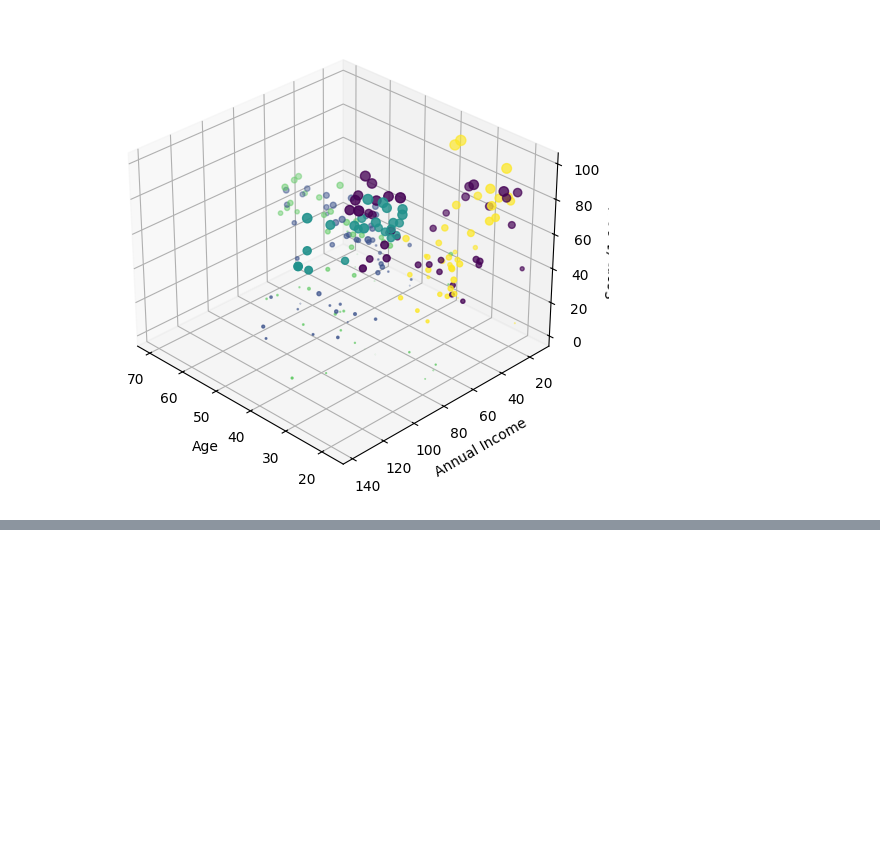
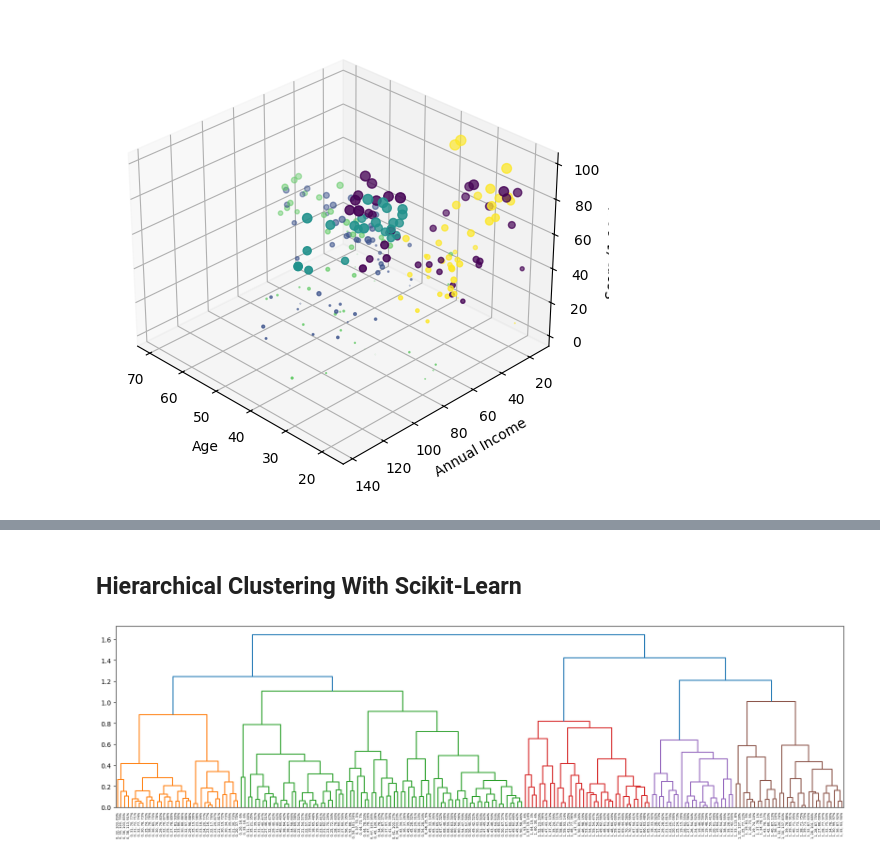
Before and after one commit to amir-azimi-dev/Machine-Learning, a Jupyter notebook: clustering/Project/project.ipynb, the cells around one changed output, grey strips where cells are left out. Drawn from its saved outputs; the diff is of its cells as text; code cells hidden in the pictures; blank space fills up the shorter version.

```diff
--- a/clustering/Project/project.ipynb
+++ b/clustering/Project/project.ipynb
@@ -168,0 +265,17 @@ plt.show()
+# %% [markdown]
+## Hierarchical Clustering With Scikit-Learn
+# %%
+from sklearn.metrics.pairwise import euclidean_distances
+from scipy.spatial.distance import squareform
+from scipy.cluster import hierarchy
+
+dist_matrix = euclidean_distances(scaled_x, scaled_x)
+condensed_dist = squareform(dist_matrix, checks=False)
+
+Z = hierarchy.linkage(condensed_dist, method="complete")
+
+plt.figure(figsize=(20, 5))
+hierarchy.dendrogram(Z, leaf_label_func=(lambda id: f"{df['Gender'][id]}, {df['Age'][id]}, {df['Annual Income (k$)'][id]}, {df['Spending Score (1-100)'][id]}%"))
+plt.show()
+# %% [output]
+[figure, added]
```
Also changed, not shown: parts of 19 cells of this notebook, 1 other file.
